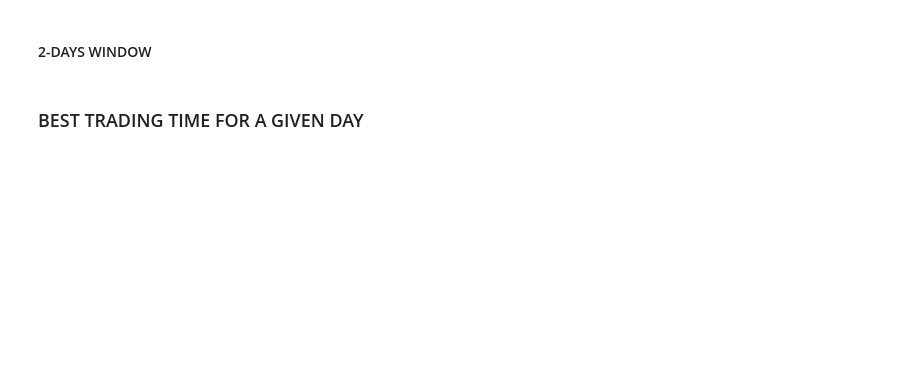
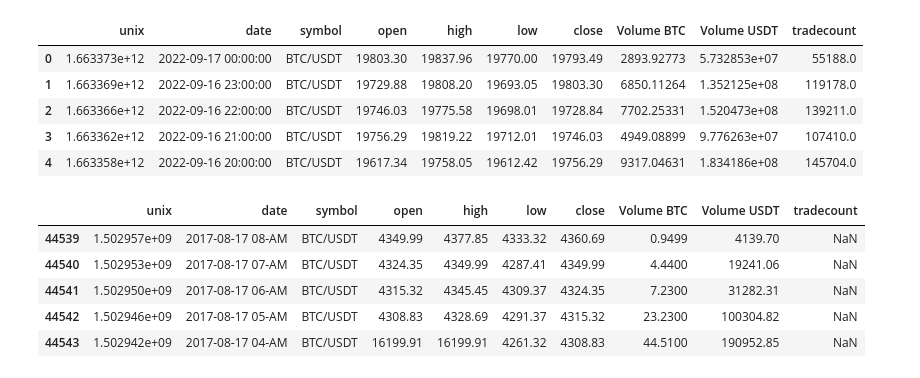
Before and after one commit to alxmzr/Colab, a Jupyter notebook: CryptoTradersAnalyzer.ipynb, the cells around one changed output. Cells and saved outputs as stored; diff of their text form; code cells hidden in the pictures; blank space fills up the shorter version.

```diff
--- a/CryptoTradersAnalyzer.ipynb
+++ b/CryptoTradersAnalyzer.ipynb
@@ -389,2 +23,0 @@ best_hourly24_pattern = display_window_pattern(hourly24_pattern,"1-DAY WINDOW")
-# %% [markdown]
-#### 2-DAYS WINDOW
@@ -394,2 +23,0 @@ best_hourly48_pattern = display_window_pattern(hourly48_pattern,"2-DAYS WINDOW")
-# %% [markdown]
-### BEST TRADING TIME FOR A GIVEN DAY
@@ -398,0 +24,19 @@ TRADING_WINDOW_HRS = 3
+# %%
+# Downloaded data from https://www.cryptodatadownload.com/cdd/Binance_BTCUSDT_1h.csv
+# and insert into gdrive
+data_df = pd.read_csv('/gdrive/MyDrive/Binance_BTCUSDT_1h.csv')
+display(data_df.head())
+display(data_df.tail())
+# %% [output]
+|  | unix | date | symbol | open | high | low | close | Volume BTC | Volume USDT | tradecount |
+| 0 | 1.663373e+12 | 2022-09-17 00:00:00 | BTC/USDT | 19803.30 | 19837.96 | 19770.00 | 19793.49 | 2893.92773 | 5.732853e+07 | 55188.0 |
+| 1 | 1.663369e+12 | 2022-09-16 23:00:00 | BTC/USDT | 19729.88 | 19808.20 | 19693.05 | 19803.30 | 6850.11264 | 1.352125e+08 | 119178.0 |
+| 2 | 1.663366e+12 | 2022-09-16 22:00:00 | BTC/USDT | 19746.03 | 19775.58 | 19698.01 | 19728.84 | 7702.25331 | 1.520473e+08 | 139211.0 |
+| 3 | 1.663362e+12 | 2022-09-16 21:00:00 | BTC/USDT | 19756.29 | 19819.22 | 19712.01 | 19746.03 | 4949.08899 | 9.776263e+07 | 107410.0 |
+| 4 | 1.663358e+12 | 2022-09-16 20:00:00 | BTC/USDT | 19617.34 | 19758.05 | 19612.42 | 19756.29 | 9317.04631 | 1.834186e+08 | 145704.0 |
+|  | unix | date | symbol | open | high | low | close | Volume BTC | Volume USDT | tradecount |
+| 44539 | 1.502957e+09 | 2017-08-17 08-AM | BTC/USDT | 4349.99 | 4377.85 | 4333.32 | 4360.69 | 0.9499 | 4139.70 | NaN |
+| 44540 | 1.502953e+09 | 2017-08-17 07-AM | BTC/USDT | 4324.35 | 4349.99 | 4287.41 | 4349.99 | 4.4400 | 19241.06 | NaN |
+| 44541 | 1.502950e+09 | 2017-08-17 06-AM | BTC/USDT | 4315.32 | 4345.45 | 4309.37 | 4324.35 | 7.2300 | 31282.31 | NaN |
+| 44542 | 1.502946e+09 | 2017-08-17 05-AM | BTC/USDT | 4308.83 | 4328.69 | 4291.37 | 4315.32 | 23.2300 | 100304.82 | NaN |
+| 44543 | 1.502942e+09 | 2017-08-17 04-AM | BTC/USDT | 16199.91 | 16199.91 | 4261.32 | 4308.83 | 44.5100 | 190952.85 | NaN |
```
Also changed, not shown: parts of 99 cells of this notebook.
